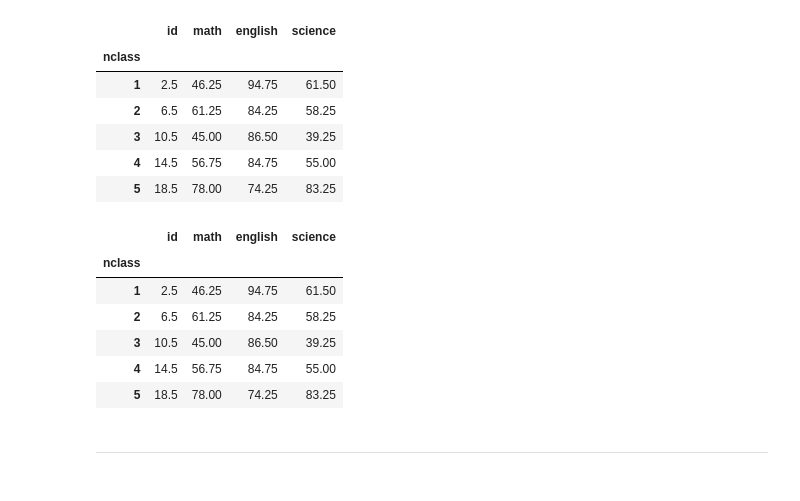
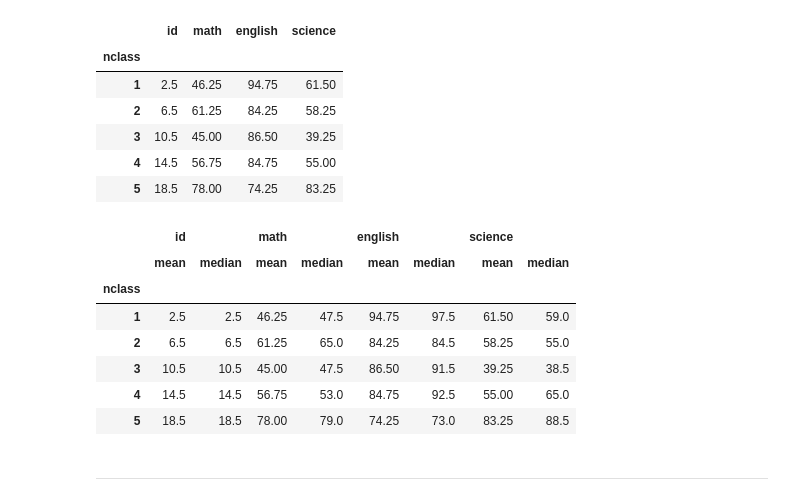
Before and after one commit to ai7dnn/2024-1-my-BDA, a Jupyter notebook: inclass/05w_lect_ch06_dataframe_group_merge.ipynb, the cells around one changed output. Saved outputs shown, nothing was run; the diff lists cells and outputs as text; code cells hidden in the pictures.

```diff
--- a/inclass/05w_lect_ch06_dataframe_group_merge.ipynb
+++ b/inclass/05w_lect_ch06_dataframe_group_merge.ipynb
@@ -261,15 +375,16 @@ exam.groupby('nclass').mean()
 | 4 | 14.5 | 56.75 | 84.75 | 55.00 |
 | 5 | 18.5 | 78.00 | 74.25 | 83.25 |
 # %%
-exam.groupby('nclass').mean()
+exam.groupby('nclass').agg(['mean', 'median'])
 # %% [output]
-|  | id | math | english | science |
-| nclass |  |  |  |  |
-| 1 | 2.5 | 46.25 | 94.75 | 61.50 |
-| 2 | 6.5 | 61.25 | 84.25 | 58.25 |
-| 3 | 10.5 | 45.00 | 86.50 | 39.25 |
-| 4 | 14.5 | 56.75 | 84.75 | 55.00 |
-| 5 | 18.5 | 78.00 | 74.25 | 83.25 |
+|  | id |  | math |  | english |  | science |  |
+|  | mean | median | mean | median | mean | median | mean | median |
+| nclass |  |  |  |  |  |  |  |  |
+| 1 | 2.5 | 2.5 | 46.25 | 47.5 | 94.75 | 97.5 | 61.50 | 59.0 |
+| 2 | 6.5 | 6.5 | 61.25 | 65.0 | 84.25 | 84.5 | 58.25 | 55.0 |
+| 3 | 10.5 | 10.5 | 45.00 | 47.5 | 86.50 | 91.5 | 39.25 | 38.5 |
+| 4 | 14.5 | 14.5 | 56.75 | 53.0 | 84.75 | 92.5 | 55.00 | 65.0 |
+| 5 | 18.5 | 18.5 | 78.00 | 79.0 | 74.25 | 73.0 | 83.25 | 88.5 |
 # %% [markdown]
 ------------------------------------------------------------------------
 # %%
```
Also changed, not shown: parts of 58 cells of this notebook.
